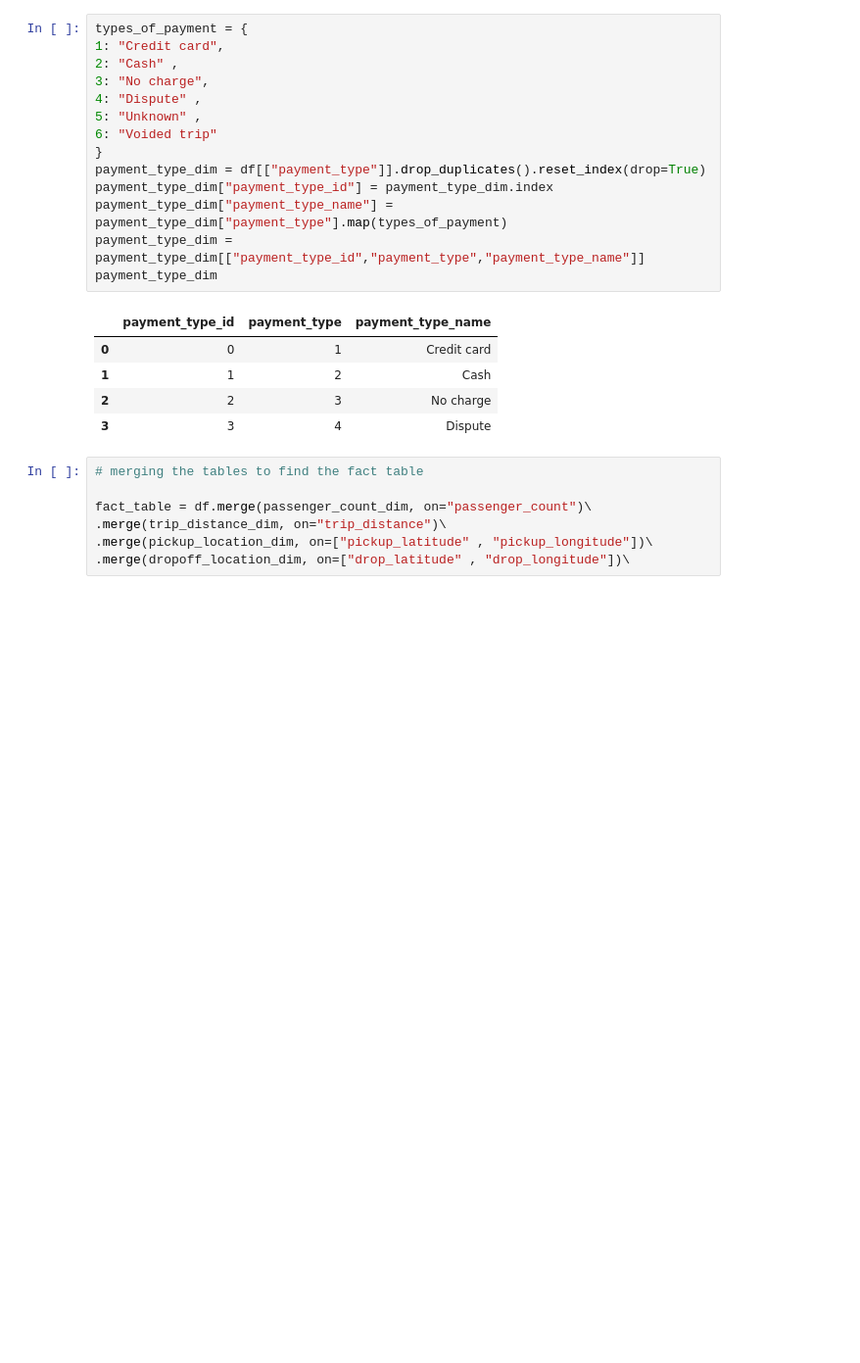
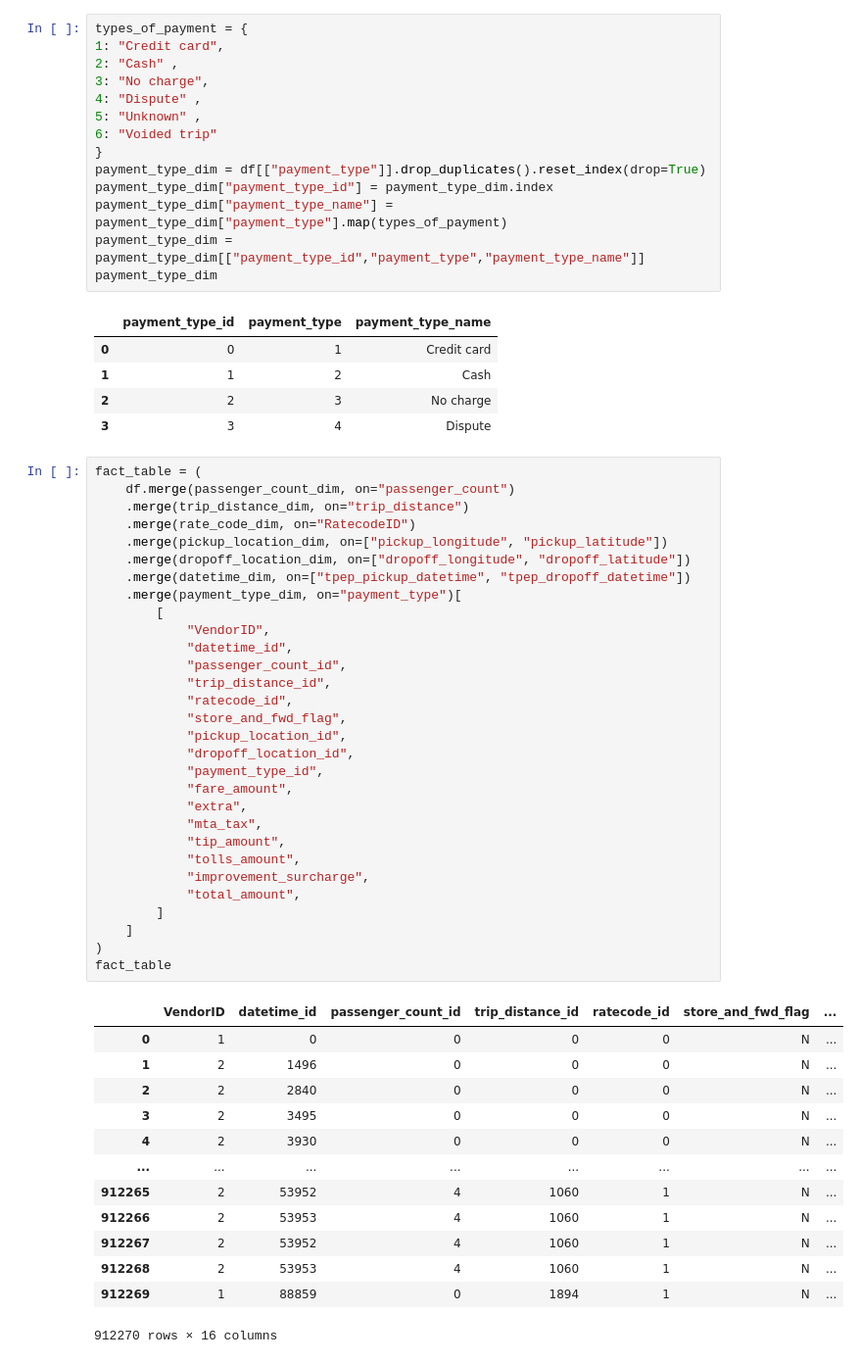
Before and after one commit to aayuushh365/Uber_analysis, a Jupyter notebook: uber_pipeline.ipynb, the cells around one changed output. Shown: that part at 98% size. Drawn from its saved outputs; the diff is of its cells as text; blank space fills up the shorter version.

```diff
--- a/uber.ipynb
+++ b/uber_pipeline.ipynb
@@ -294,10 +294,47 @@ payment_type_dim
 | 1 | 1 | 2 | Cash |
 | 2 | 2 | 3 | No charge |
 | 3 | 3 | 4 | Dispute |
-# %%
-# merging the tables to find the fact table
-
-fact_table = df.merge(passenger_count_dim, on="passenger_count")\
-.merge(trip_distance_dim, on="trip_distance")\
-.merge(pickup_location_dim, on=["pickup_latitude" , "pickup_longitude"])\
-.merge(dropoff_location_dim, on=["drop_latitude" , "drop_longitude"])\
+# %%
+fact_table = (
+    df.merge(passenger_count_dim, on="passenger_count")
+    .merge(trip_distance_dim, on="trip_distance")
+    .merge(rate_code_dim, on="RatecodeID")
+    .merge(pickup_location_dim, on=["pickup_longitude", "pickup_latitude"])
+    .merge(dropoff_location_dim, on=["dropoff_longitude", "dropoff_latitude"])
+    .merge(datetime_dim, on=["tpep_pickup_datetime", "tpep_dropoff_datetime"])
+    .merge(payment_type_dim, on="payment_type")[
+        [
+            "VendorID",
+            "datetime_id",
+            "passenger_count_id",
+            "trip_distance_id",
+            "ratecode_id",
+            "store_and_fwd_flag",
+            "pickup_location_id",
+            "dropoff_location_id",
+            "payment_type_id",
+            "fare_amount",
+            "extra",
+            "mta_tax",
+            "tip_amount",
+            "tolls_amount",
+            "improvement_surcharge",
+            "total_amount",
+        ]
+    ]
+)
+fact_table
+# %% [output]
+|  | VendorID | datetime_id | passenger_count_id | trip_distance_id | ratecode_id | store_and_fwd_flag | ... |
+| 0 | 1 | 0 | 0 | 0 | 0 | N | ... |
+| 1 | 2 | 1496 | 0 | 0 | 0 | N | ... |
+| 2 | 2 | 2840 | 0 | 0 | 0 | N | ... |
+| 3 | 2 | 3495 | 0 | 0 | 0 | N | ... |
+| 4 | 2 | 3930 | 0 | 0 | 0 | N | ... |
+| ... | ... | ... | ... | ... | ... | ... | ... |
+| 912265 | 2 | 53952 | 4 | 1060 | 1 | N | ... |
+| 912266 | 2 | 53953 | 4 | 1060 | 1 | N | ... |
+| 912267 | 2 | 53952 | 4 | 1060 | 1 | N | ... |
+| 912268 | 2 | 53953 | 4 | 1060 | 1 | N | ... |
+| 912269 | 1 | 88859 | 0 | 1894 | 1 | N | ... |
+912270 rows × 16 columns
```
